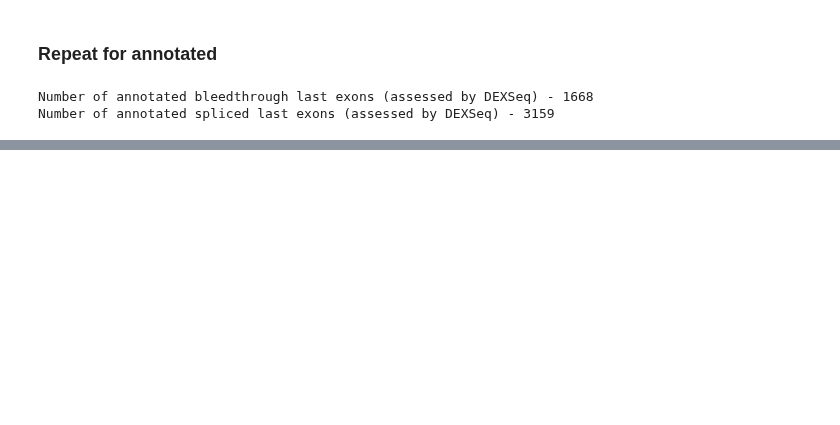
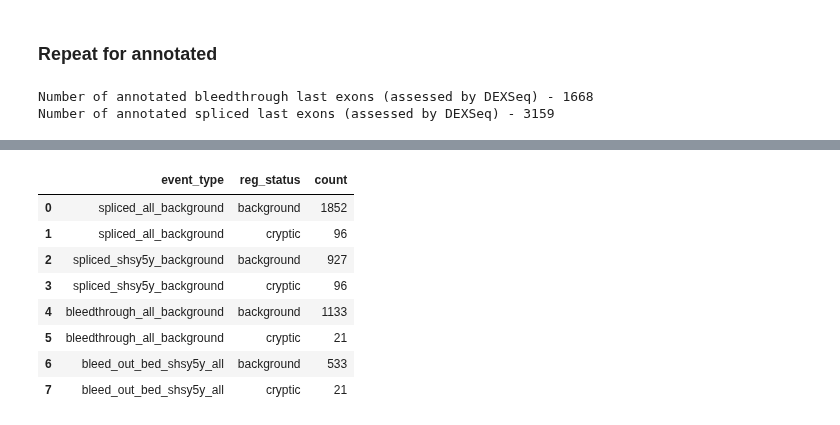
Before and after one commit to frattalab/tdp43-apa, a Jupyter notebook: motifs/notebooks/define_iclip_regions_ale.ipynb, the cells around one changed output, grey strips where cells are left out. Cells and saved outputs as stored; diff of their text form; code cells hidden in the pictures; blank space fills up the shorter version.

```diff
--- a/motifs/notebooks/define_iclip_regions_ale.ipynb
+++ b/motifs/notebooks/define_iclip_regions_ale.ipynb
@@ -765,0 +998,13 @@ bleed_out_bed.five_end().to_bed("../processed/iclip_regions/2023-07-04_papa_cryp
+# %%
+# now collapse bleedthroughs
+novel_le_rep_bleed_shsy5y_all_quant_clpsd = select_rep_prox_site(novel_le_rep_bleed_shsy5y_all_quant[["Score", "Name"]], id_col="Name").drop_duplicate_positions()
+
+print("Number of intervals in novel bleedthrough gr before collapsing 3'ends")
+print(num_intervals_by_reg_status(novel_le_rep_bleed_shsy5y_all_quant))
+print("Number of unique identifiers in novel bleedthrough gr before collapsing 3'ends")
+print(num_intervals_by_reg_status(novel_le_rep_bleed_shsy5y_all_quant, True))
+
+print("Number of intervals in novel bleedthrough gr after collapsing 3'ends")
+print(num_intervals_by_reg_status(novel_le_rep_bleed_shsy5y_all_quant_clpsd))
+print("Number of unique identifiers in novel bleedthrough gr after collapsing 3'ends")
+print(num_intervals_by_reg_status(novel_le_rep_bleed_shsy5y_all_quant_clpsd, True))
@@ -765,0 +1032,37 @@ bleed_out_bed.five_end().to_bed("../processed/iclip_regions/2023-07-04_papa_cryp
+# %%
+# re-combine the output BEDs
+spliced_out_bed = pr.concat([novel_le_rep_spliced_clpsd[["Score", "Name"]].drop_duplicate_positions(),
+                             ref_le_spliced[["Score", "Name"]].drop_duplicate_positions()])
+
+bleed_out_bed = pr.concat([novel_le_rep_bleed_quant_clpsd[["Score", "Name"]].drop_duplicate_positions(),
+                             ref_le_bleed[["Score", "Name"]].drop_duplicate_positions()])
+
+# and the shsy5y-bg BEDs
+spliced_out_bed_shsy5y_all = pr.concat([novel_le_rep_spliced_shsy5y_all_clpsd[["Score", "Name"]].drop_duplicate_positions(),
+                                        ref_le_spliced_shsy5y_all[["Score", "Name"]].drop_duplicate_positions()])
+
+bleed_out_bed_shsy5y_all = pr.concat([novel_le_rep_bleed_shsy5y_all_quant_clpsd[["Score", "Name"]].drop_duplicate_positions(),
+                                      ref_le_bleed_shsy5y_all[["Score", "Name"]].drop_duplicate_positions()])
+# %%
+event_counts = {}
+for nm, gr in {"spliced_all_background": spliced_out_bed,
+               "spliced_shsy5y_background": spliced_out_bed_shsy5y_all,
+               "bleedthrough_all_background": bleed_out_bed,
+               "bleed_out_bed_shsy5y_all": bleed_out_bed_shsy5y_all}.items():
+
+    event_counts[nm] = gr.Name.str.split("|", expand=True)[3].rename("reg_status").value_counts()
+
+
+
+event_counts_df = pd.concat(event_counts, names=["event_type"]).reset_index()
+event_counts_df
+# %% [output]
+|  | event_type | reg_status | count |
+| 0 | spliced_all_background | background | 1852 |
+| 1 | spliced_all_background | cryptic | 96 |
+| 2 | spliced_shsy5y_background | background | 927 |
+| 3 | spliced_shsy5y_background | cryptic | 96 |
+| 4 | bleedthrough_all_background | background | 1133 |
+| 5 | bleedthrough_all_background | cryptic | 21 |
+| 6 | bleed_out_bed_shsy5y_all | background | 533 |
+| 7 | bleed_out_bed_shsy5y_all | cryptic | 21 |
```
Also changed, not shown: parts of 57 cells of this notebook.
